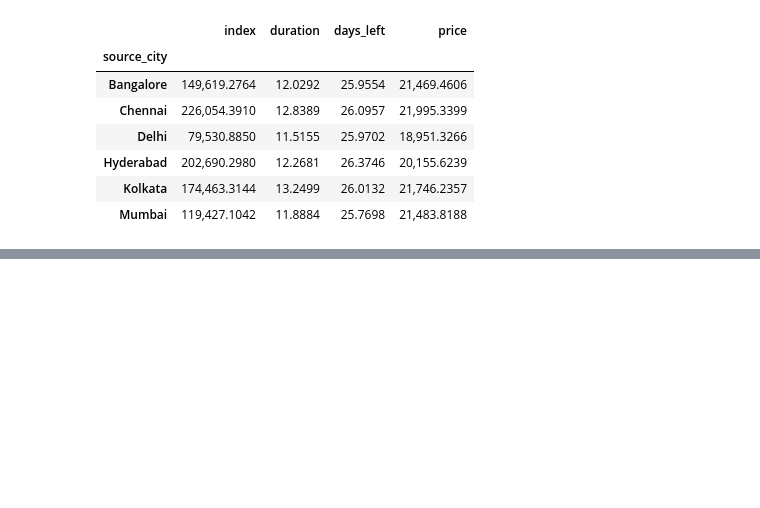
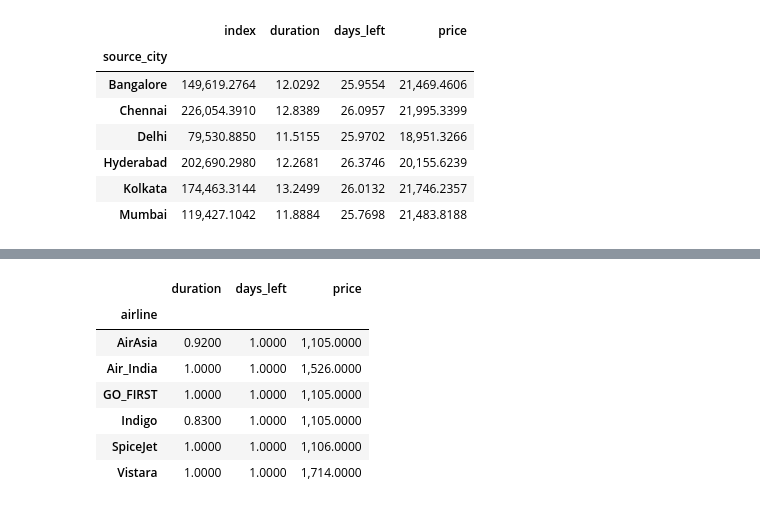
Before and after one commit to xyizko/xo-mathz, a Jupyter notebook: nb/yt-pandas-2.ipynb, the cells around one changed output, grey strips where cells are left out. Saved outputs shown, nothing was run; the diff lists cells and outputs as text; code cells hidden in the pictures; blank space fills up the shorter version.

```diff
--- a/nb/yt-pandas-2.ipynb
+++ b/nb/yt-pandas-2.ipynb
@@ -1219,0 +1241,13 @@ r2.style.format("{:,.4f}")
+# %%
+# Checking min and Max
+r3 = da1a.groupby('airline').min(numeric_only=True)
+r3.style.format("{:,.4f}")
+# %% [output]
+|  | duration | days_left | price |
+| airline |  |  |  |
+| AirAsia | 0.9200 | 1.0000 | 1,105.0000 |
+| Air_India | 1.0000 | 1.0000 | 1,526.0000 |
+| GO_FIRST | 1.0000 | 1.0000 | 1,105.0000 |
+| Indigo | 0.8300 | 1.0000 | 1,105.0000 |
+| SpiceJet | 1.0000 | 1.0000 | 1,106.0000 |
+| Vistara | 1.0000 | 1.0000 | 1,714.0000 |
```
Also changed, not shown: parts of 5 cells of this notebook.
